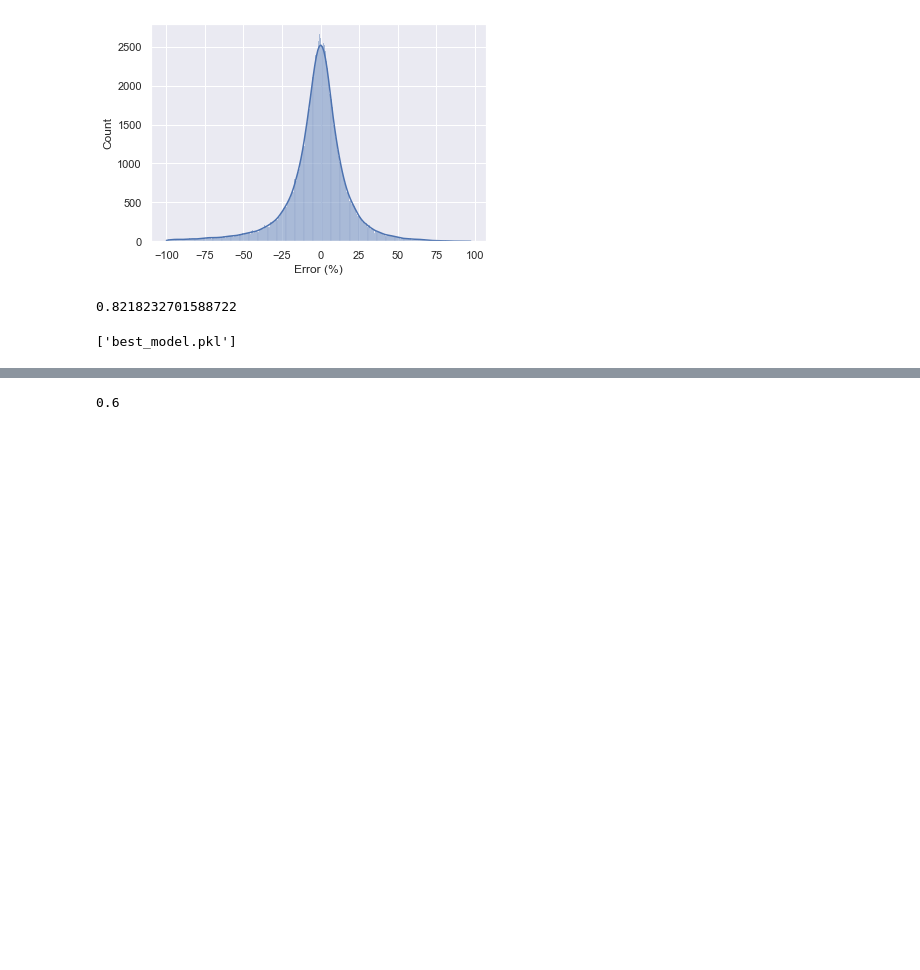
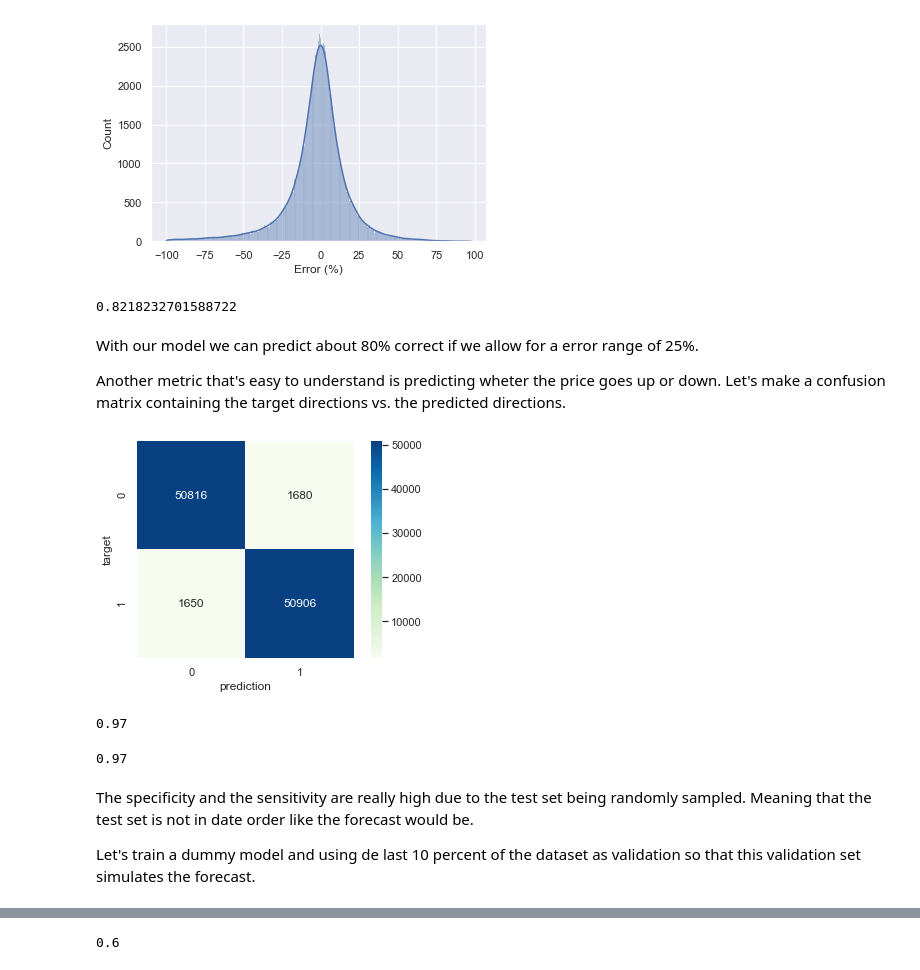
Before and after one commit to JelleWestra/Data-Science-for-Business-Improvement, a Jupyter notebook: project2/Project 2 - Team 12.ipynb, the cells around one changed output, grey strips where cells are left out. Saved outputs shown, nothing was run; the diff lists cells and outputs as text; code cells hidden in the pictures; blank space fills up the shorter version.

```diff
--- a/project2/Project 2 - Team 12.ipynb
+++ b/project2/Project 2 - Team 12.ipynb
@@ -1991,10 +1996,47 @@ sns.histplot(err, kde=True)
 (np.abs(error_pct) <= 25).mean()
 # %% [output]
 0.8218232701588722
-# %%
-joblib.dump(rf, 'best_model.pkl', compress=1)
-# %% [output]
-['best_model.pkl']
+# %% [markdown]
+With our model we can predict about 80% correct if we allow for a error range of 25%.
+
+Another metric that's easy to understand is predicting wheter the price goes up or down. Let's make a confusion matrix containing the target directions vs. the predicted directions.
+# %%
+def direction_binary(y):
+    """ converts sales array to binary array 1 for increase in price and 0 for decrease in price """
+    # start with an array filled with 1s where a 1 represents an increase in price and a 0 represents a decrease in price
+    direction = np.ones(y.size-1)
+
+    for i in range(1, y.size):
+        if y[i] < y[i-1]:
+            direction[i-1] = 0
+
+    return direction
+# %%
+y_hat = rf.predict(X_test)
+
+cm = confusion_matrix(direction_binary(y_test.values), direction_binary(y_hat))
+
+sns.heatmap(cm, square=True, annot=True, fmt='d', cmap='GnBu')
+plt.xlabel('prediction')
+plt.ylabel('target');
+# %% [output]
+[figure, added]
+# %%
+# true negative rate (specificity)
+TNR = cm[0,0] / cm[:,0].sum()
+TNR.round(2)
+# %% [output]
+0.97
+# %%
+# true positive rate (sensitivity)
+TPR = cm[1,1] / cm[:,1].sum()
+TPR.round(2)
+# %% [output]
+0.97
+# %% [markdown]
+The specificity and the sensitivity are really high due to the test set being randomly sampled. Meaning that the test set is not in date order like the forecast would be.
+
+Let's train a dummy model and using de last 10 percent of the dataset as validation so that this validation set simulates the forecast.
 # %%
 X, y = df_add_features(
     add_RW=[],
```
Also changed, not shown: parts of 20 cells of this notebook.
